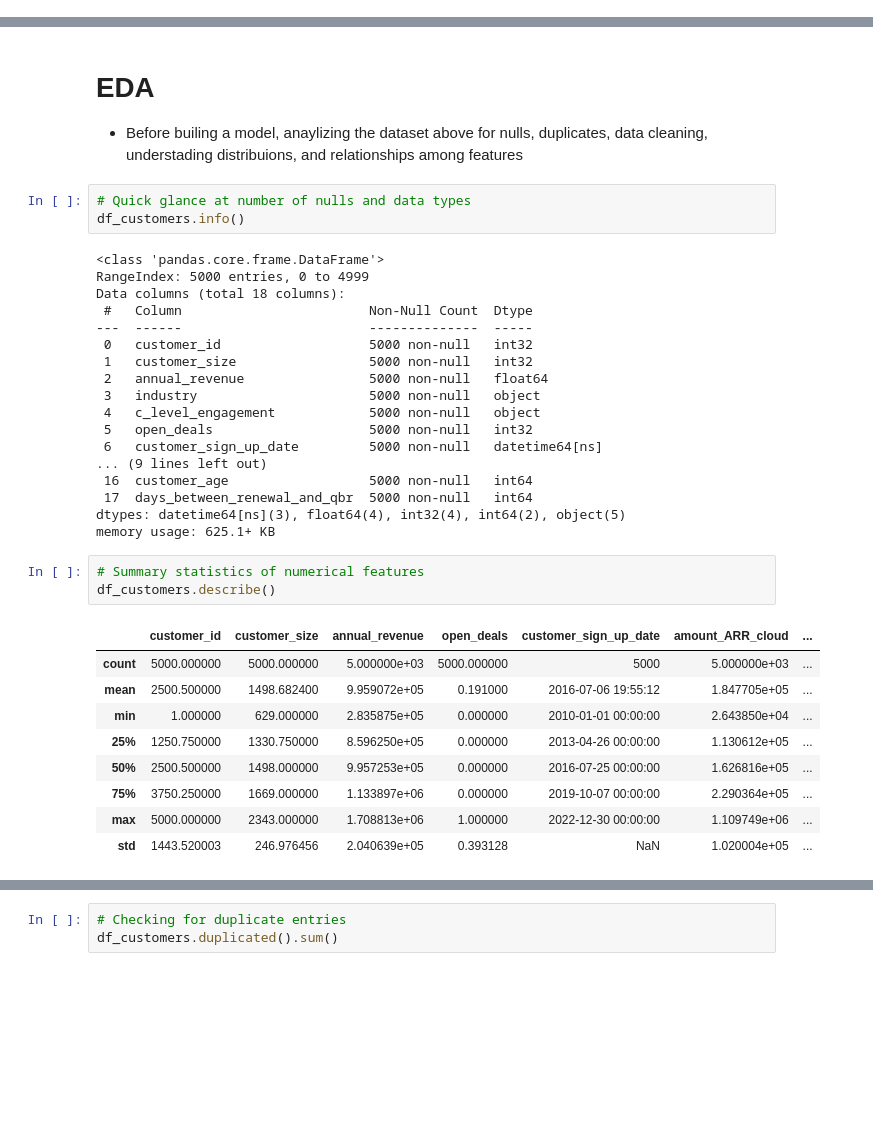
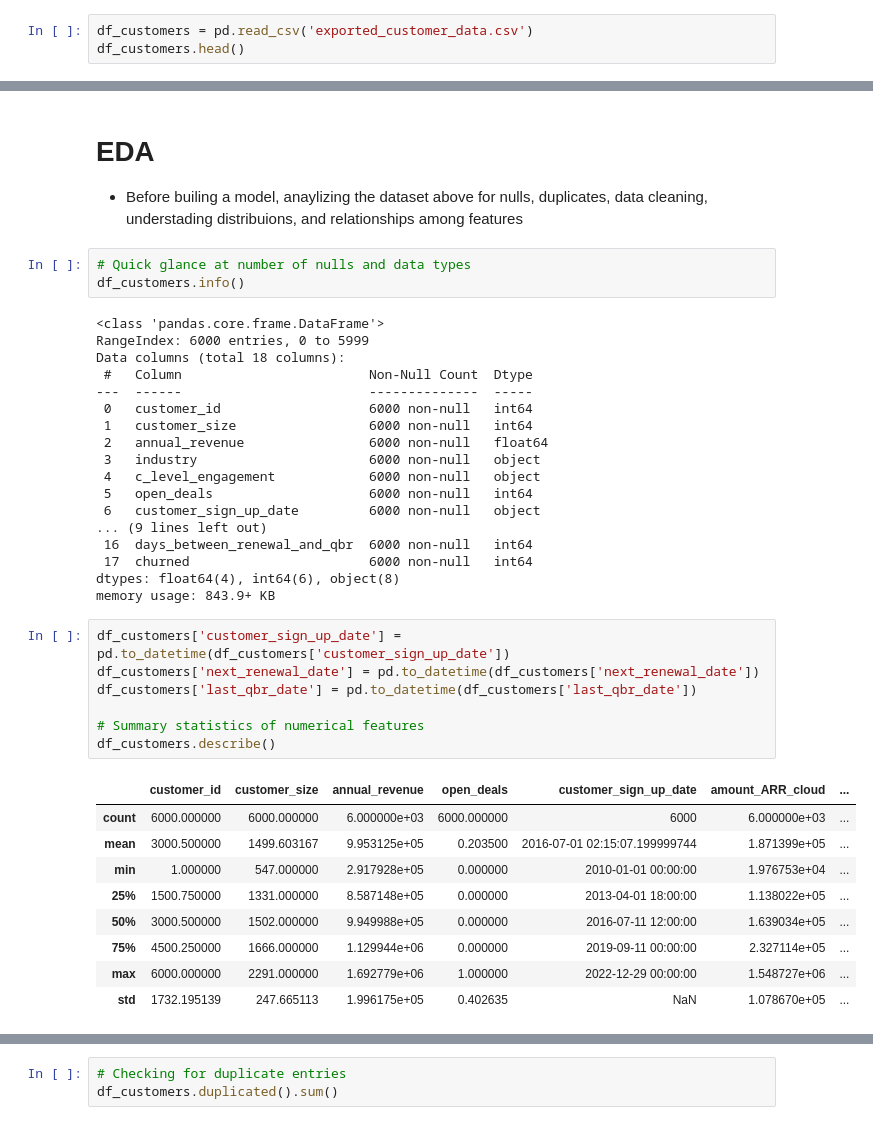
Before and after one commit to YI75/Renewal_Prediction_ML_Project, a Jupyter notebook: renewals.ipynb, the cells around one changed output, grey strips where cells are left out. Cells and saved outputs as stored; diff of their text form; blank space fills up the shorter version.

```diff
--- a/renewals.ipynb
+++ b/renewals.ipynb
@@ -126,0 +58,3 @@ df_customers[['customer_sign_up_date','next_renewal_date','last_qbr_date','days_
+# %%
+df_customers = pd.read_csv('exported_customer_data.csv')
+df_customers.head()
@@ -132,32 +73,36 @@ df_customers[['customer_sign_up_date','next_renewal_date','last_qbr_date','days_
 df_customers.info()
 # %% [output]
 <class 'pandas.core.frame.DataFrame'>
-RangeIndex: 5000 entries, 0 to 4999
+RangeIndex: 6000 entries, 0 to 5999
 Data columns (total 18 columns):
  #   Column                        Non-Null Count  Dtype
 ---  ------                        --------------  -----
- 0   customer_id                   5000 non-null   int32
- 1   customer_size                 5000 non-null   int32
- 2   annual_revenue                5000 non-null   float64
- 3   industry                      5000 non-null   object
- 4   c_level_engagement            5000 non-null   object
- 5   open_deals                    5000 non-null   int32
- 6   customer_sign_up_date         5000 non-null   datetime64[ns]
+ 0   customer_id                   6000 non-null   int64
+ 1   customer_size                 6000 non-null   int64
+ 2   annual_revenue                6000 non-null   float64
+ 3   industry                      6000 non-null   object
+ 4   c_level_engagement            6000 non-null   object
+ 5   open_deals                    6000 non-null   int64
+ 6   customer_sign_up_date         6000 non-null   object
 ... (9 lines left out)
- 16  customer_age                  5000 non-null   int64
- 17  days_between_renewal_and_qbr  5000 non-null   int64
-dtypes: datetime64[ns](3), float64(4), int32(4), int64(2), object(5)
-memory usage: 625.1+ KB
+ 16  days_between_renewal_and_qbr  6000 non-null   int64
+ 17  churned                       6000 non-null   int64
+dtypes: float64(4), int64(6), object(8)
+memory usage: 843.9+ KB
 # %%
+df_customers['customer_sign_up_date'] = pd.to_datetime(df_customers['customer_sign_up_date'])
+df_customers['next_renewal_date'] = pd.to_datetime(df_customers['next_renewal_date'])
+df_customers['last_qbr_date'] = pd.to_datetime(df_customers['last_qbr_date'])
+
 # Summary statistics of numerical features
 df_customers.describe()
 # %% [output]
 |  | customer_id | customer_size | annual_revenue | open_deals | customer_sign_up_date | amount_ARR_cloud | ... |
-| count | 5000.000000 | 5000.000000 | 5.000000e+03 | 5000.000000 | 5000 | 5.000000e+03 | ... |
-| mean | 2500.500000 | 1498.682400 | 9.959072e+05 | 0.191000 | 2016-07-06 19:55:12 | 1.847705e+05 | ... |
-| min | 1.000000 | 629.000000 | 2.835875e+05 | 0.000000 | 2010-01-01 00:00:00 | 2.643850e+04 | ... |
-| 25% | 1250.750000 | 1330.750000 | 8.596250e+05 | 0.000000 | 2013-04-26 00:00:00 | 1.130612e+05 | ... |
-| 50% | 2500.500000 | 1498.000000 | 9.957253e+05 | 0.000000 | 2016-07-25 00:00:00 | 1.626816e+05 | ... |
-| 75% | 3750.250000 | 1669.000000 | 1.133897e+06 | 0.000000 | 2019-10-07 00:00:00 | 2.290364e+05 | ... |
-| max | 5000.000000 | 2343.000000 | 1.708813e+06 | 1.000000 | 2022-12-30 00:00:00 | 1.109749e+06 | ... |
-| std | 1443.520003 | 246.976456 | 2.040639e+05 | 0.393128 | NaN | 1.020004e+05 | ... |
+| count | 6000.000000 | 6000.000000 | 6.000000e+03 | 6000.000000 | 6000 | 6.000000e+03 | ... |
+| mean | 3000.500000 | 1499.603167 | 9.953125e+05 | 0.203500 | 2016-07-01 02:15:07.199999744 | 1.871399e+05 | ... |
+| min | 1.000000 | 547.000000 | 2.917928e+05 | 0.000000 | 2010-01-01 00:00:00 | 1.976753e+04 | ... |
+| 25% | 1500.750000 | 1331.000000 | 8.587148e+05 | 0.000000 | 2013-04-01 18:00:00 | 1.138022e+05 | ... |
+| 50% | 3000.500000 | 1502.000000 | 9.949988e+05 | 0.000000 | 2016-07-11 12:00:00 | 1.639034e+05 | ... |
+| 75% | 4500.250000 | 1666.000000 | 1.129944e+06 | 0.000000 | 2019-09-11 00:00:00 | 2.327114e+05 | ... |
+| max | 6000.000000 | 2291.000000 | 1.692779e+06 | 1.000000 | 2022-12-29 00:00:00 | 1.548727e+06 | ... |
+| std | 1732.195139 | 247.665113 | 1.996175e+05 | 0.402635 | NaN | 1.078670e+05 | ... |
```
Also changed, not shown: parts of 26 cells of this notebook, 2 other files.
